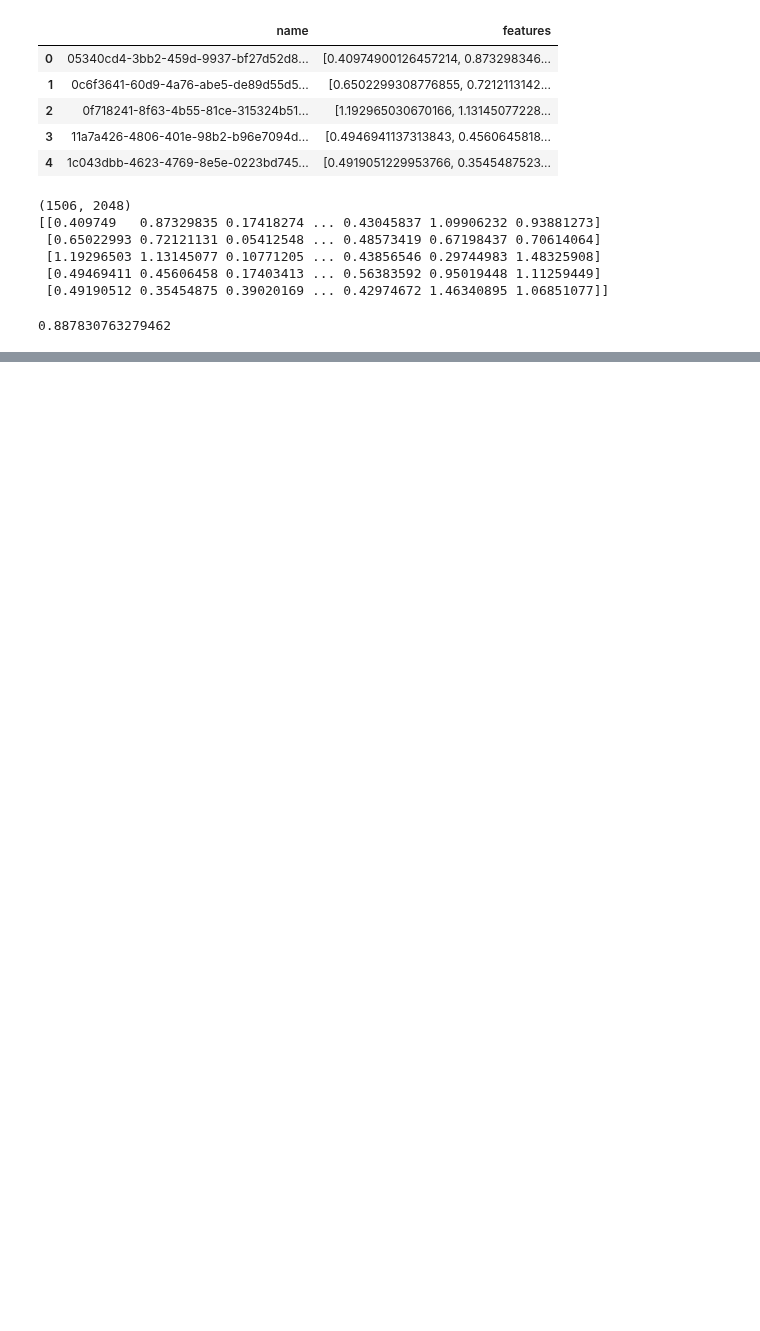
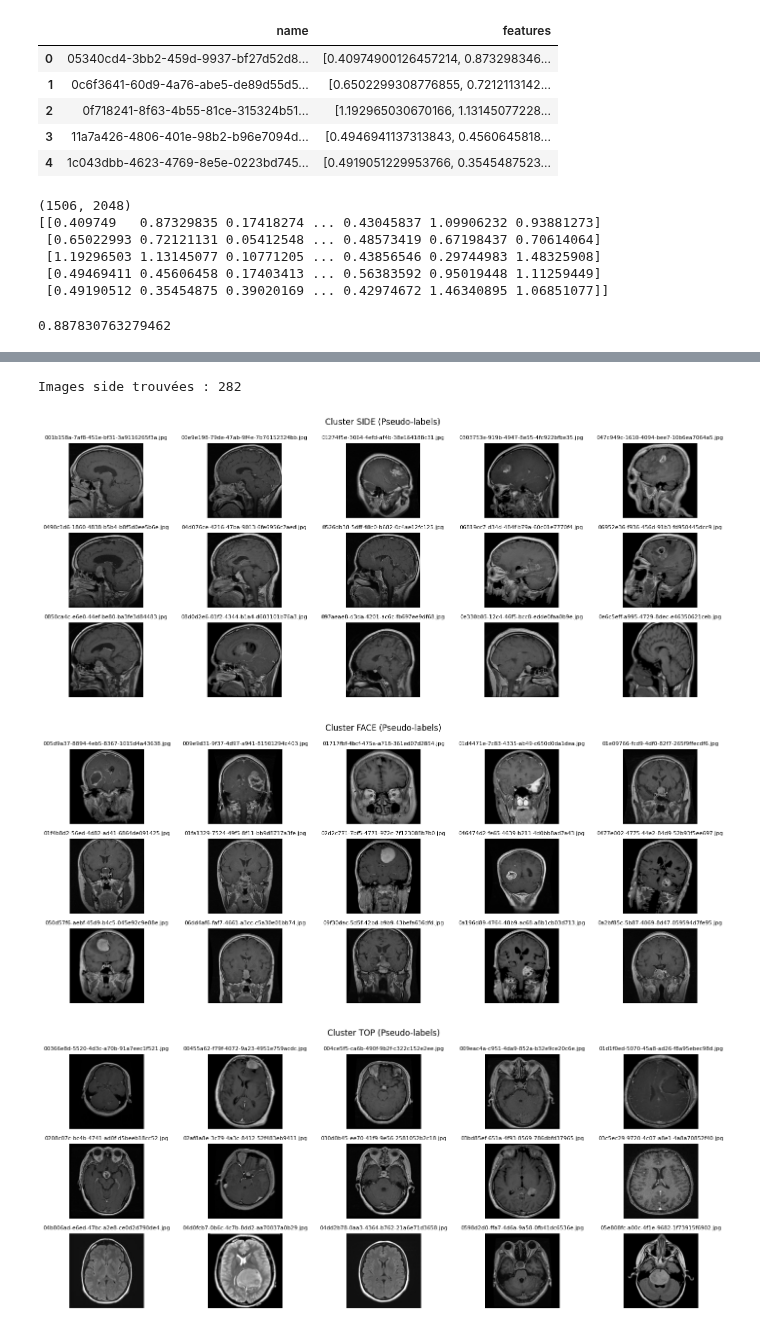
Before and after one commit to RandomFab/BRAINSCANAI, a Jupyter notebook: notebooks/Clustering_images.ipynb, the cells around one changed output, grey strips where cells are left out. Drawn from its saved outputs; the diff is of its cells as text; code cells hidden in the pictures; blank space fills up the shorter version.

```diff
--- a/notebooks/Clustering_images.ipynb
+++ b/notebooks/Clustering_images.ipynb
@@ -234,3 +242,83 @@ Name: count, dtype: int64
+# %%
+# Visualisation des images identifiées comme 'side' et qui étaient 'unknown'
+# La condition (df_merged['orientation'] == 'unknown') est cruciale car les images déjà
+# connues ne sont PAS dans le dossier "sans_label".
+
+weak_side_images = df_merged[
+    (df_merged['weak_orientation']=='side') &
+    (df_merged['orientation']=='unknown')   # Correction typo et filtrage sur inconnus
+]
+
+print(f"Images side trouvées : {len(weak_side_images)}")
+
+if len(weak_side_images) > 0:
+    n_display_side = min(len(weak_side_images), 15)
+    fig, axes = plt.subplots(3, 5, figsize=(15, 6))
+    axes = axes.flatten()
+    images_sans_label_dir = BASE_DIR / "mri_dataset_brain_cancer_oc" / "sans_label"
+
+    for idx, img_name in enumerate(weak_side_images['name'][:n_display_side]):
+        img_path = images_sans_label_dir / img_name
+        # Vérification existence fichier pour éviter crash
+        if img_path.exists():
+            img = Image.open(img_path)
+            axes[idx].imshow(img)
+            axes[idx].set_title(img_name, fontsize=8)
+        else:
+            print(f"Fichier manquant : {img_path}")
+        axes[idx].axis('off')
+    plt.suptitle("Cluster SIDE (Pseudo-labels)")
+    plt.tight_layout()
+    plt.show()
+
+# Visualisation des images identifiées comme 'face'
+weak_face_images = df_merged[
+    (df_merged['weak_orientation']=='face') &
+    (df_merged['orientation']=='unknown')
+]
+
+if len(weak_face_images) > 0:
+    n_display_face = min(len(weak_face_images), 15)
+    fig, axes = plt.subplots(3, 5, figsize=(15, 6))
+    axes = axes.flatten()
+
+    for idx, img_name in enumerate(weak_face_images['name'][:n_display_face]):
+        img_path = images_sans_label_dir / img_name
+        if img_path.exists():
+            img = Image.open(img_path)
+            axes[idx].imshow(img)
+            axes[idx].set_title(img_name, fontsize=8)
+        axes[idx].axis('off')
+    plt.suptitle("Cluster FACE (Pseudo-labels)")
+    plt.tight_layout()
+    plt.show()
+
+# Visualisation des images identifiées comme 'top'
+weak_face_images = df_merged[
+    (df_merged['weak_orientation']=='top') &
+    (df_merged['orientation']=='unknown')
+]
+
+if len(weak_face_images) > 0:
+    n_display_face = min(len(weak_face_images), 15)
+    fig, axes = plt.subplots(3, 5, figsize=(15, 6))
+    axes = axes.flatten()
+
+    for idx, img_name in enumerate(weak_face_images['name'][:n_display_face]):
+        img_path = images_sans_label_dir / img_name
+        if img_path.exists():
+            img = Image.open(img_path)
+            axes[idx].imshow(img)
+            axes[idx].set_title(img_name, fontsize=8)
+        axes[idx].axis('off')
+    plt.suptitle("Cluster TOP (Pseudo-labels)")
+    plt.tight_layout()
+    plt.show()
+# %% [output]
+Images side trouvées : 282
+[figure, added]
+[figure, added]
+[figure, added]
 # %%
 df_merged.to_parquet(BASE_DIR / "mri_dataset_brain_cancer_oc" / "images_orientation.parquet")
 # %%
```
Also changed, not shown: parts of 8 cells of this notebook, 2 other files.
